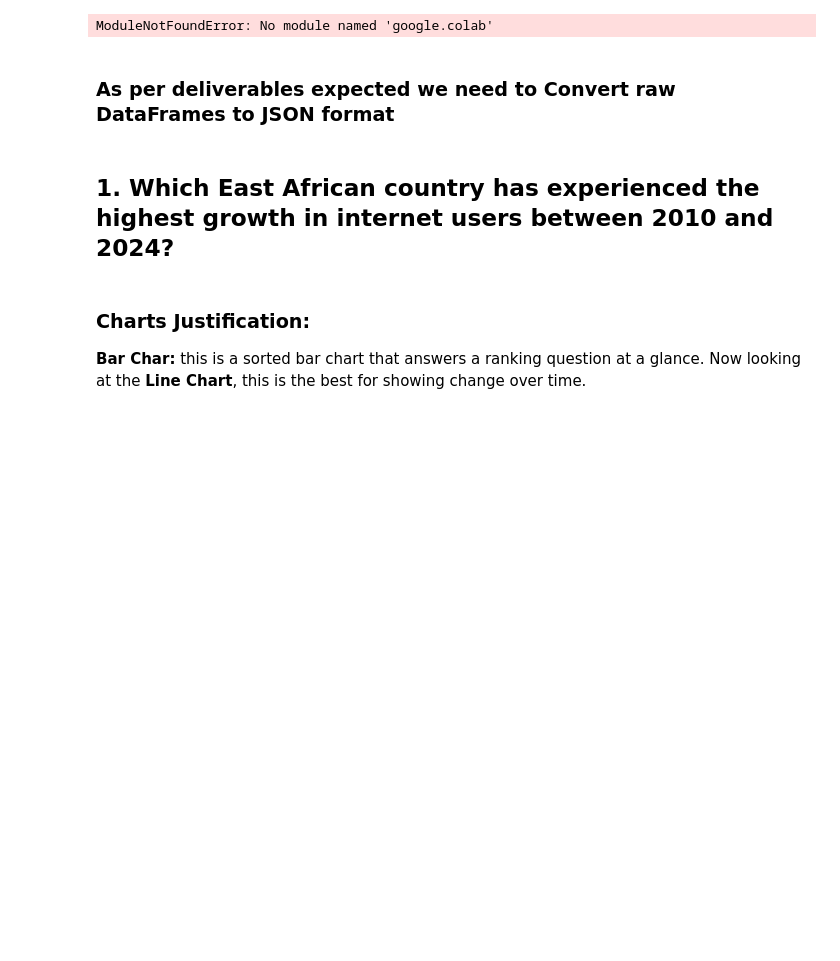
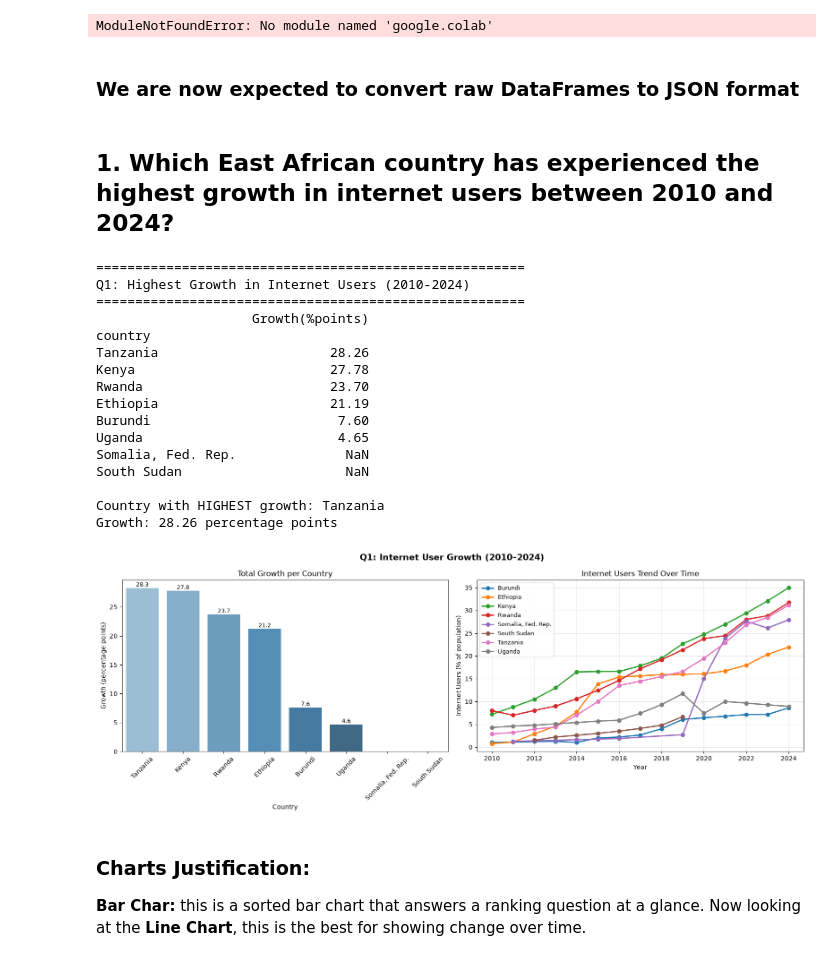
Before and after one commit to kathembo-tsongo/Digital-transformation_semester_Project_Group_2, a Jupyter notebook: Digital_Transformation.ipynb, the cells around one changed output. Saved outputs shown, nothing was run; the diff lists cells and outputs as text; code cells hidden in the pictures; blank space fills up the shorter version.

```diff
--- a/Digital_Transformation.ipynb
+++ b/Digital_Transformation.ipynb
@@ -561,7 +565,7 @@ files.download("panel_clean.csv")
 # %% [output]
 ModuleNotFoundError: No module named 'google.colab'
 # %% [markdown]
-### As per deliverables expected we need to Convert raw DataFrames to JSON format
+### We are now expected to convert raw DataFrames to JSON format
 # %%
 # Convert raw DataFrames to JSON format
 raw_data = {
@@ -598,6 +602,11 @@ files.download("raw_data.json")
 # %% [markdown]
 ## 1. Which East African country has experienced the highest growth in internet users between 2010 and 2024?
 # %%
+"""
+print("=" * 55) is used to create a visual separator in the output. Multiplying the string "=" by 55 repeats the character 55 times,
+producing a line of equal signs that helps to visually structure the output and make it more readable,
+especially when separating different sections or questions in the analysis.
+"""
 print("=" * 55)
 print("Q1: Highest Growth in Internet Users (2010-2024)")
 print("=" * 55)
@@ -619,33 +628,51 @@ print(f"Growth: {growth.max():.2f} percentage points")
 # ── CHART 1: Bar chart of total growth per country ──────────────
 fig, axes = plt.subplots(1, 2, figsize=(16, 6))
 fig.suptitle("Q1: Internet User Growth (2010–2024)", fontsize=14, fontweight='bold')
 
 # Bar chart
 sns.barplot(x=growth.index, y=growth.values,
             hue=growth.index, palette='Blues_d',
             legend=False, ax=axes[0])
 axes[0].set_title("Total Growth per Country", fontsize=12)
 axes[0].set_xlabel("Country")
 axes[0].set_ylabel("Growth (percentage points)")
 axes[0].tick_params(axis='x', rotation=45)
 for i, v in enumerate(growth.values):
     axes[0].text(i, v + 0.3, f'{v:.1f}', ha='center', fontsize=9)
 
 # ── CHART 2: Line chart showing trend over time ──────────────────
 for country in internet['country'].unique():
     data = internet[internet['country'] == country].sort_values('year')
     axes[1].plot(data['year'], data['value'],
                  marker='o', linewidth=2, label=country)
 
 axes[1].set_title("Internet Users Trend Over Time", fontsize=12)
 axes[1].set_xlabel("Year")
 axes[1].set_ylabel("Internet Users (% of population)")
 axes[1].legend(loc='upper left', fontsize=9)
 axes[1].grid(True, alpha=0.3)
 axes[1].set_xticks(range(2010, 2025, 2))
 
 plt.tight_layout()
 plt.show()
+# %% [output]
+=======================================================
+Q1: Highest Growth in Internet Users (2010-2024)
+=======================================================
+                    Growth(%points)
+country
+Tanzania                      28.26
+Kenya                         27.78
+Rwanda                        23.70
+Ethiopia                      21.19
+Burundi                        7.60
+Uganda                         4.65
+Somalia, Fed. Rep.              NaN
+South Sudan                     NaN
+
+Country with HIGHEST growth: Tanzania
+Growth: 28.26 percentage points
+[figure, added]
 # %% [markdown]
 ### Charts Justification:
 **Bar Char:** this is a sorted bar chart that answers a ranking question at a glance. Now looking at the **Line Chart**, this is the best for showing change over time.
```
Also changed, not shown: parts of 9 cells of this notebook.
